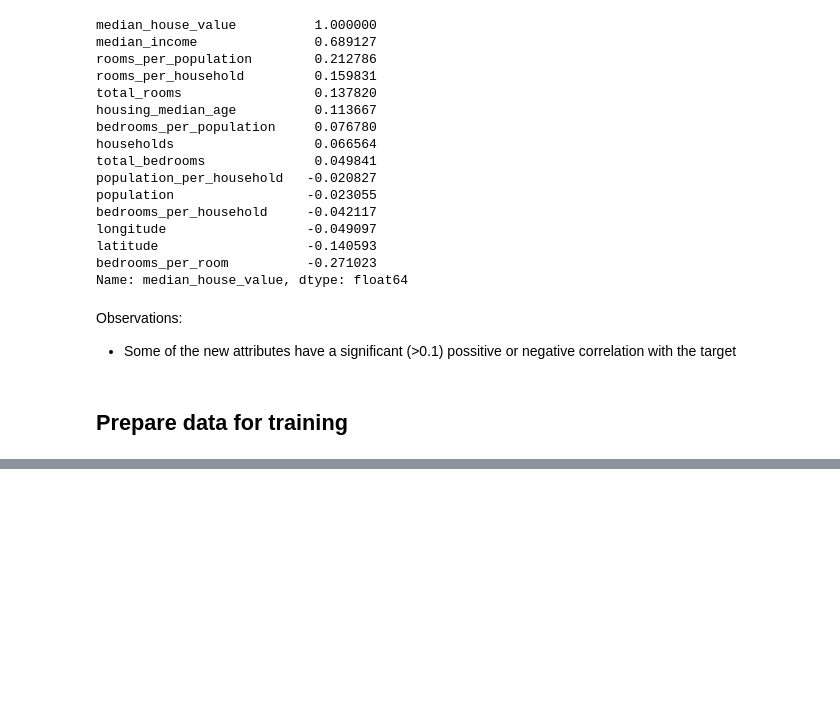
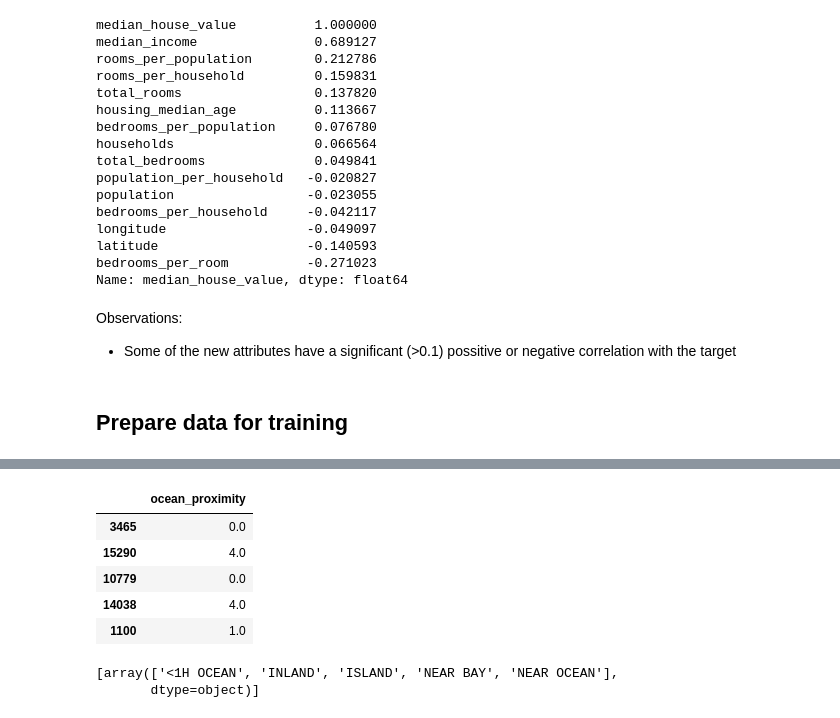
Before and after one commit to MrIsCM/Learning-Machine-Learning, a Jupyter notebook: 01_Housing.ipynb, the cells around one changed output, grey strips where cells are left out. Saved outputs shown, nothing was run; the diff lists cells and outputs as text; code cells hidden in the pictures; blank space fills up the shorter version.

Commit message:
01: Dealing with missing values and categorical.

```diff
--- a/01_Housing.ipynb
+++ b/01_Housing.ipynb
@@ -212,0 +251,3 @@ imputer = SimpleImputer(strategy="median")
+# %%
+housing_categorial = housing.select_dtypes(exclude=[np.number])
+housing_categorial.value_counts()
@@ -212,0 +262,18 @@ imputer = SimpleImputer(strategy="median")
+# %%
+from sklearn.preprocessing import OrdinalEncoder
+
+ordinal_encoder = OrdinalEncoder()
+housing_categorial_encoded = ordinal_encoder.fit_transform(housing_categorial)
+housing_categorial_encoded.head()
+# %% [output]
+|  | ocean_proximity |
+| 3465 | 0.0 |
+| 15290 | 4.0 |
+| 10779 | 0.0 |
+| 14038 | 4.0 |
+| 1100 | 1.0 |
+# %%
+ordinal_encoder.categories_
+# %% [output]
+[array(['<1H OCEAN', 'INLAND', 'ISLAND', 'NEAR BAY', 'NEAR OCEAN'],
+       dtype=object)]
```
Also changed, not shown: parts of 9 cells of this notebook.
